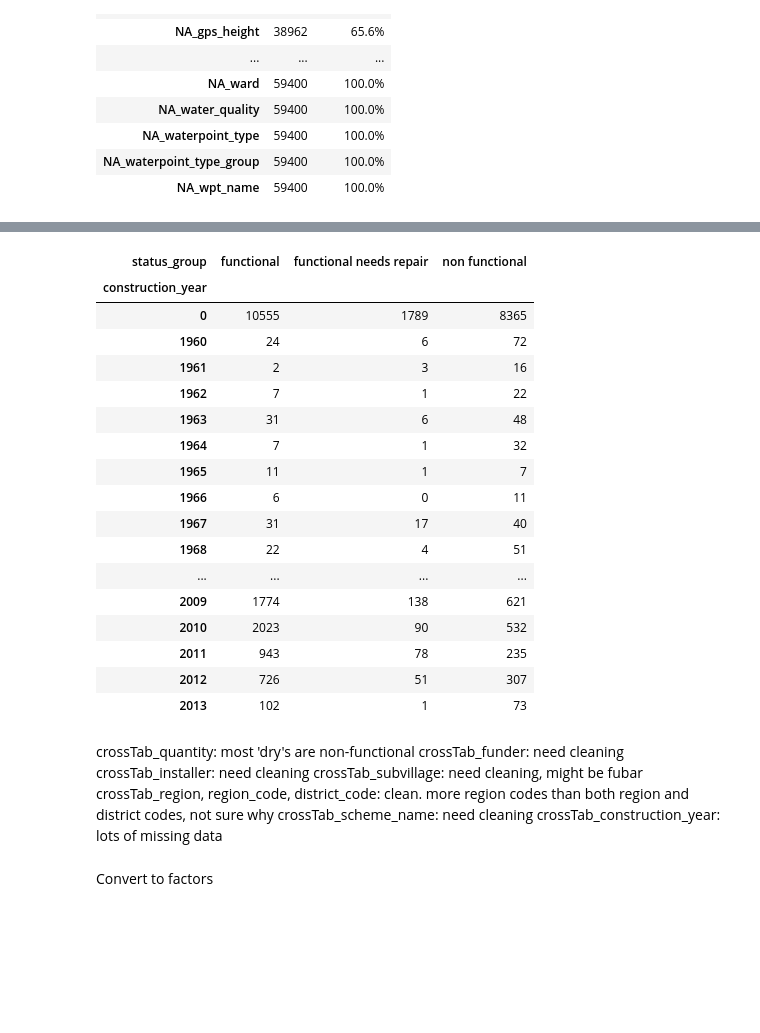
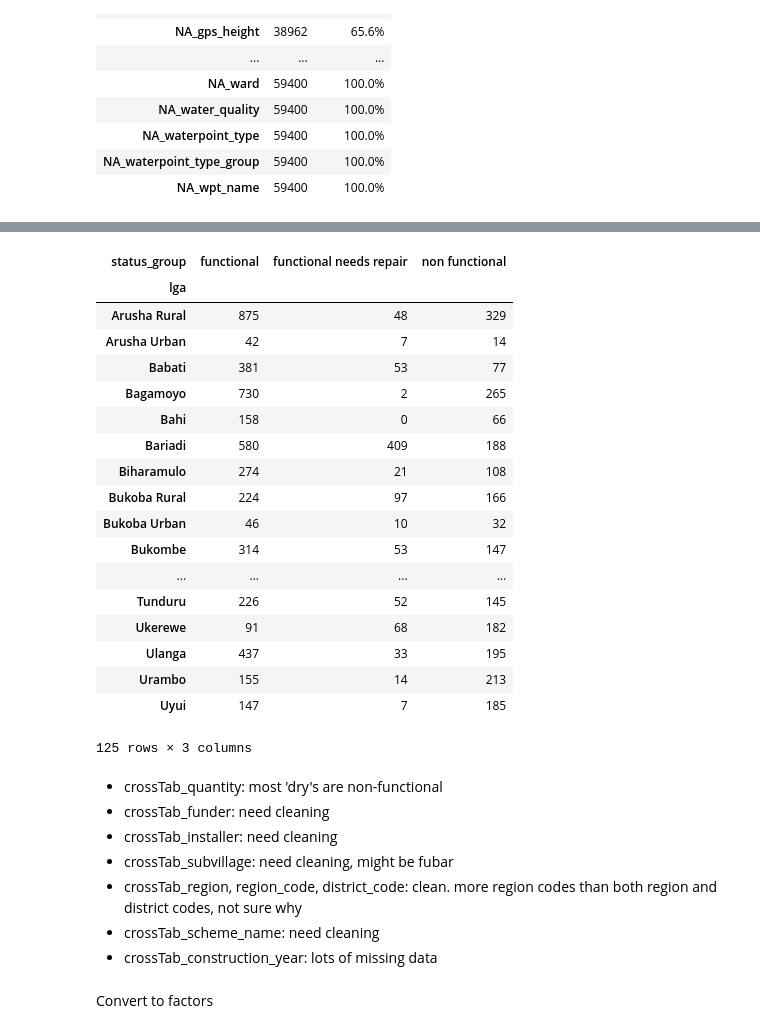
Before and after one commit to BrickKiln/dataPumpChallenge, a Jupyter notebook: pumpChallenge.ipynb, the cells around one changed output, grey strips where cells are left out. Drawn from its saved outputs; the diff is of its cells as text; code cells hidden in the pictures; blank space fills up the shorter version.

```diff
--- a/pumpChallenge.ipynb
+++ b/pumpChallenge.ipynb
@@ -149,34 +178,35 @@ def crossTab(dataframe, refCol):
 
 tables = crossTab(train, 'status_group')
 # %%
-tables['crossTab_construction_year']
+tables['crossTab_lga']
 # %% [output]
 | status_group | functional | functional needs repair | non functional |
-| construction_year |  |  |  |
-| 0 | 10555 | 1789 | 8365 |
-| 1960 | 24 | 6 | 72 |
-| 1961 | 2 | 3 | 16 |
-| 1962 | 7 | 1 | 22 |
-| 1963 | 31 | 6 | 48 |
-| 1964 | 7 | 1 | 32 |
-| 1965 | 11 | 1 | 7 |
-| 1966 | 6 | 0 | 11 |
-| 1967 | 31 | 17 | 40 |
-| 1968 | 22 | 4 | 51 |
+| lga |  |  |  |
+| Arusha Rural | 875 | 48 | 329 |
+| Arusha Urban | 42 | 7 | 14 |
+| Babati | 381 | 53 | 77 |
+| Bagamoyo | 730 | 2 | 265 |
+| Bahi | 158 | 0 | 66 |
+| Bariadi | 580 | 409 | 188 |
+| Biharamulo | 274 | 21 | 108 |
+| Bukoba Rural | 224 | 97 | 166 |
+| Bukoba Urban | 46 | 10 | 32 |
+| Bukombe | 314 | 53 | 147 |
 | ... | ... | ... | ... |
-| 2009 | 1774 | 138 | 621 |
-| 2010 | 2023 | 90 | 532 |
-| 2011 | 943 | 78 | 235 |
-| 2012 | 726 | 51 | 307 |
-| 2013 | 102 | 1 | 73 |
+| Tunduru | 226 | 52 | 145 |
+| Ukerewe | 91 | 68 | 182 |
+| Ulanga | 437 | 33 | 195 |
+| Urambo | 155 | 14 | 213 |
+| Uyui | 147 | 7 | 185 |
+125 rows × 3 columns
 # %% [markdown]
-crossTab_quantity: most 'dry's are non-functional
-crossTab_funder: need cleaning
-crossTab_installer: need cleaning
-crossTab_subvillage: need cleaning, might be fubar
-crossTab_region, region_code, district_code: clean. more region codes than both region and district codes, not sure why
-crossTab_scheme_name: need cleaning
-crossTab_construction_year: lots of missing data
+* crossTab_quantity: most 'dry's are non-functional
+* crossTab_funder: need cleaning
+* crossTab_installer: need cleaning
+* crossTab_subvillage: need cleaning, might be fubar
+* crossTab_region, region_code, district_code: clean. more region codes than both region and district codes, not sure why
+* crossTab_scheme_name: need cleaning
+* crossTab_construction_year: lots of missing data
 # %% [markdown]
 Convert to factors
 # %%
```
Also changed, not shown: parts of 23 cells of this notebook.
